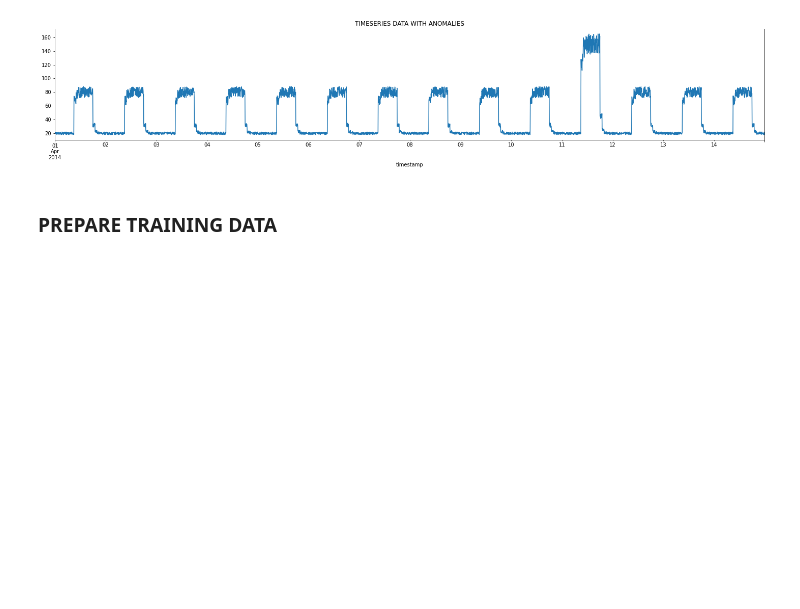
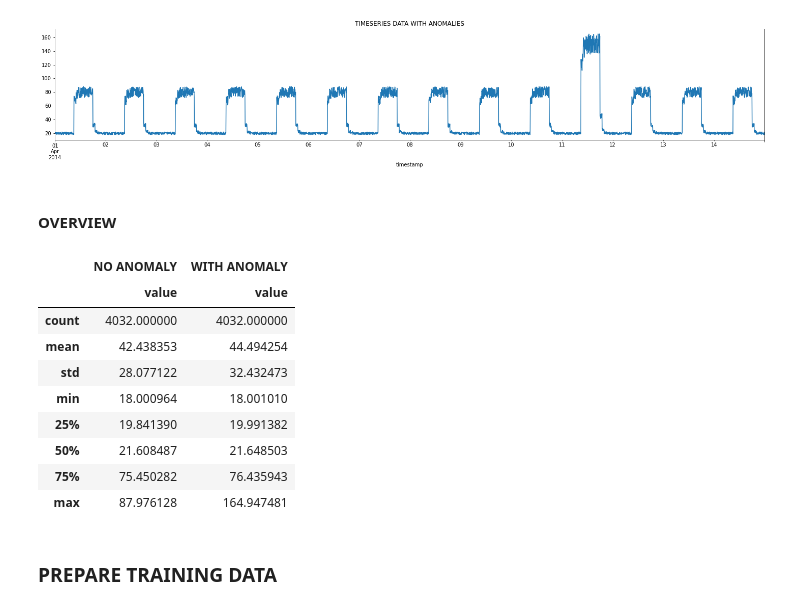
Before and after one commit to AnteDujic/MLS---Assesment, a Jupyter notebook: Practicals/05 - anomaly_detection.ipynb, the cells around one changed output. Saved outputs shown, nothing was run; the diff lists cells and outputs as text; code cells hidden in the pictures; blank space fills up the shorter version.

Commit message:
Anomaly detection - data exploration overview

```diff
--- a/Practicals/05 - anomaly_detection.ipynb
+++ b/Practicals/05 - anomaly_detection.ipynb
@@ -208,6 +207,27 @@ df_daily_jumpsup.plot(legend=False, ax=ax);
 plt.title("TIMESERIES DATA WITH ANOMALIES");
 # %% [output]
 [figure]
+# %% [markdown]
+#### OVERVIEW
+# %%
+# No anomaly dataset details
+no_anomaly = df_small_noise.describe()
+# No anomaly dataset details
+with_anomaly = df_daily_jumpsup.describe()
+# Combined details
+result = pd.concat([no_anomaly, with_anomaly], axis=1, keys=["NO ANOMALY", "WITH ANOMALY"])
+result
+# %% [output]
+|  | NO ANOMALY | WITH ANOMALY |
+|  | value | value |
+| count | 4032.000000 | 4032.000000 |
+| mean | 42.438353 | 44.494254 |
+| std | 28.077122 | 32.432473 |
+| min | 18.000964 | 18.001010 |
+| 25% | 19.841390 | 19.991382 |
+| 50% | 21.608487 | 21.648503 |
+| 75% | 75.450282 | 76.435943 |
+| max | 87.976128 | 164.947481 |
 # %% [markdown]
 ### PREPARE TRAINING DATA
 # %%
```
Also changed, not shown: parts of 3 cells of this notebook.
